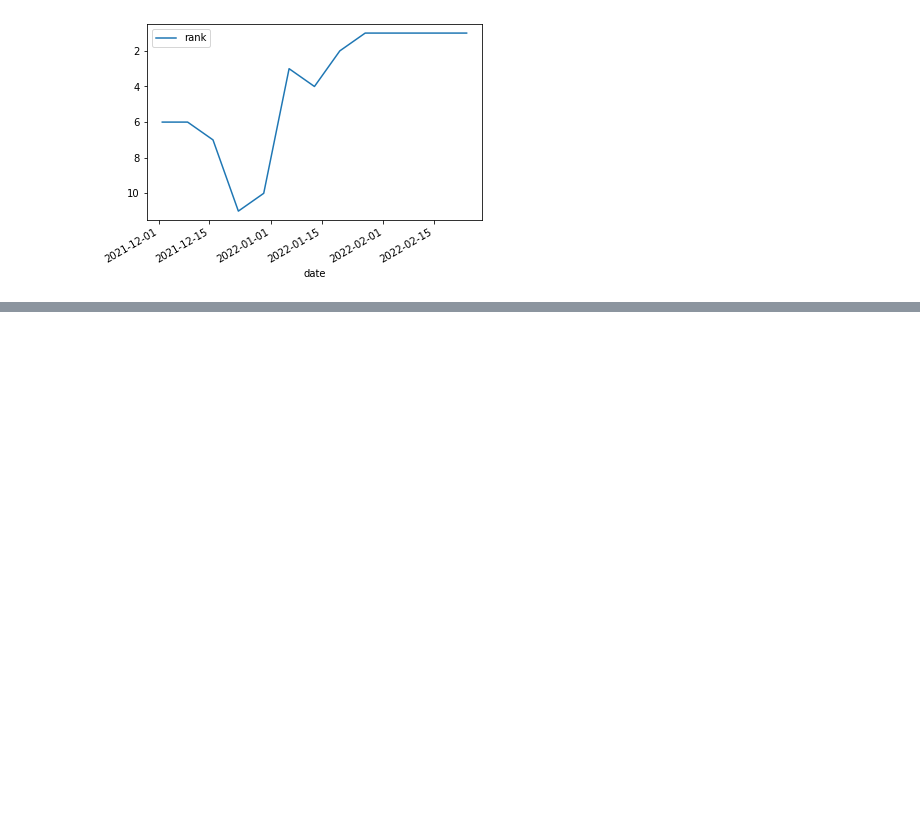
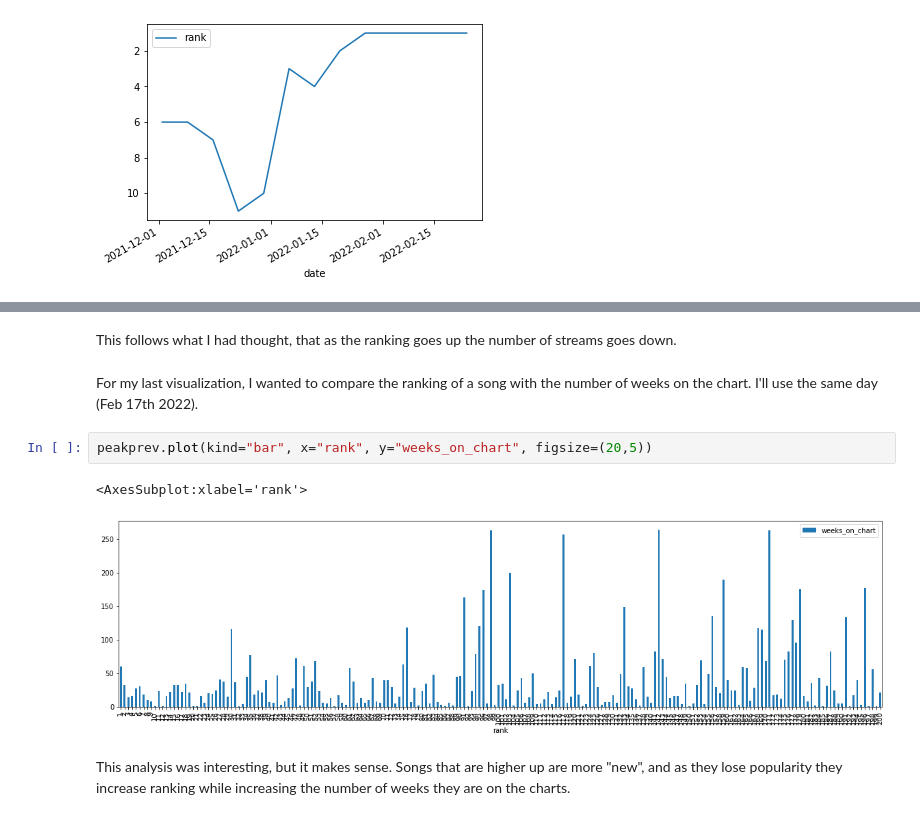
Before and after one commit to spurthirallapalli/DH140-FinalProject, a Jupyter notebook: FinalProject/Assignment2.ipynb, the cells around one changed output, grey strips where cells are left out. Drawn from its saved outputs; the diff is of its cells as text; blank space fills up the shorter version.

Commit message:
Added analysis Assignment 2

```diff
--- a/FinalProject/Assignment2.ipynb
+++ b/FinalProject/Assignment2.ipynb
@@ -64,0 +230,11 @@ heat_waves.plot(x='date', y='rank').invert_yaxis()
+# %% [markdown]
+This follows what I had thought, that as the ranking goes up the number of streams goes down.
+# %% [markdown]
+For my last visualization, I wanted to compare the ranking of a song with the number of weeks on the chart. I'll use the same day (Feb 17th 2022).
+# %%
+peakprev.plot(kind="bar", x="rank", y="weeks_on_chart", figsize=(20,5))
+# %% [output]
+<AxesSubplot:xlabel='rank'>
+[figure, added]
+# %% [markdown]
+This analysis was interesting, but it makes sense. Songs that are higher up are more "new", and as they lose popularity they increase ranking while increasing the number of weeks they are on the charts.
```
Also changed, not shown: parts of 23 cells of this notebook.
